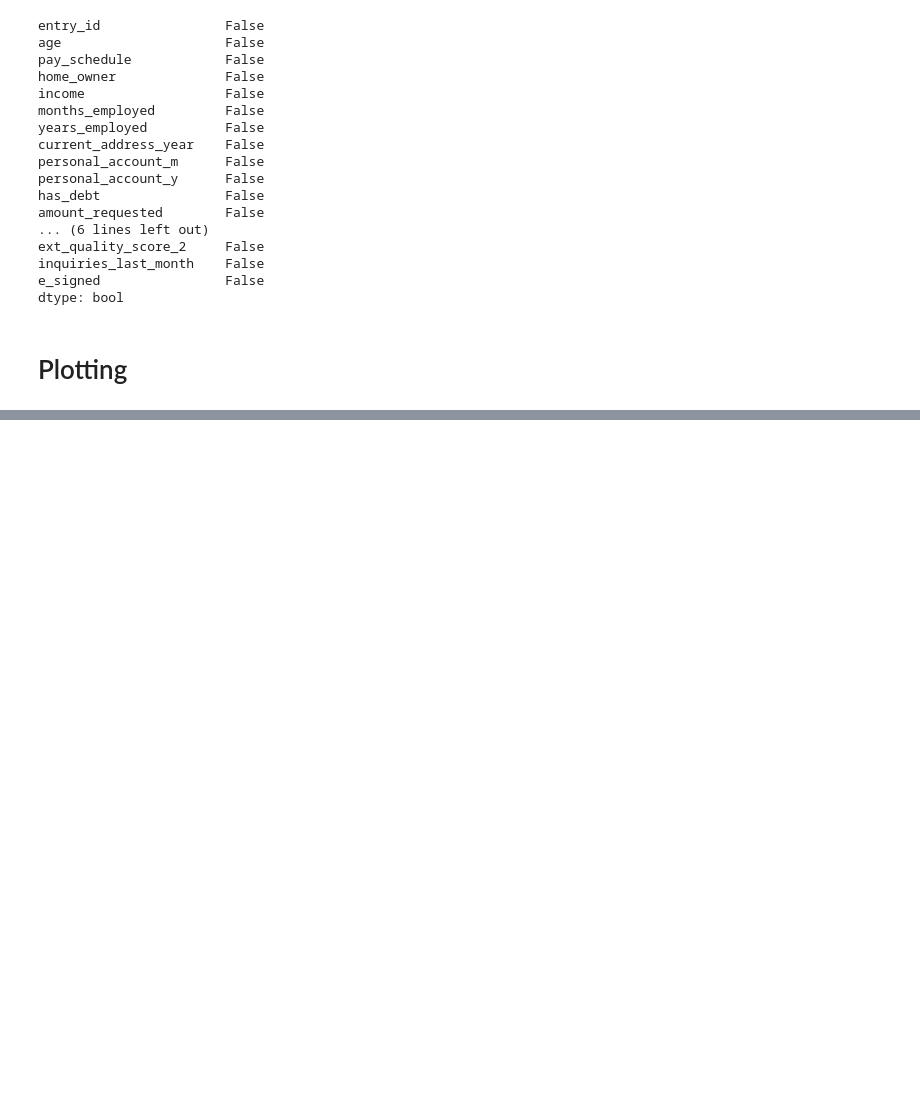
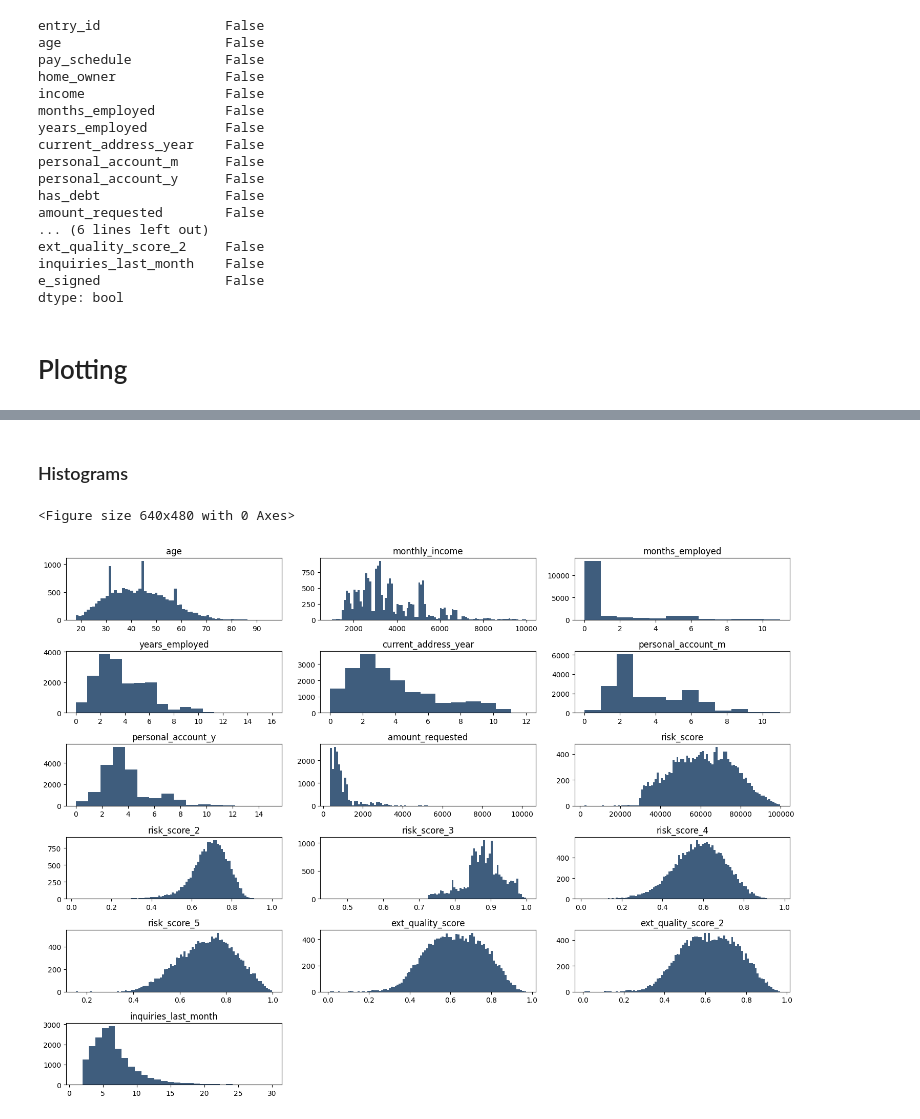
Before and after one commit to c-grigsby/ml-fintech-case-studies, a Jupyter notebook: predicting-loan-signatures/notebooks/predicting-loan-signatures_eda.ipynb, the cells around one changed output, grey strips where cells are left out. Drawn from its saved outputs; the diff is of its cells as text; code cells hidden in the pictures; blank space fills up the shorter version.

Commit message:
case(loanPredictions): add histograms

```diff
--- a/predicting-loan-signatures/notebooks/predicting-loan-signatures_eda.ipynb
+++ b/predicting-loan-signatures/notebooks/predicting-loan-signatures_eda.ipynb
@@ -82,5 +82,13 @@ ext_quality_score_2     False
 inquiries_last_month    False
 e_signed                False
 dtype: bool
+# %%
+# Modify the name of the income column for clarity
+df_users_financial.rename(columns={'income': 'monthly_income'}, inplace=True)
 # %% [markdown]
 # Plotting
+# %%
+# Get numerical features
+df_users_numerical = df_users_financial.copy().drop(columns = ['entry_id', 'pay_schedule', 'home_owner', 'has_debt', 'e_signed'])
+
+df_users_numerical.head()
@@ -86,0 +114,23 @@ dtype: bool
+# %% [markdown]
+### Histograms
+# %%
+plt.suptitle('Histograms of Numerical User Financial Data', fontsize = 20)
+
+# Set figure size
+plt.figure(figsize=(15, 12))
+
+for col in range(df_users_numerical.shape[1]):
+    plt.subplot(6, 3, col + 1)
+    feat = plt.gca()
+    feat.set_title(df_users_numerical.columns.values[col])
+    values = np.size(df_users_numerical.iloc[:, col].unique())
+    # If more than 100 unique values (e.g. risk scores), the number of bins falls to 100
+    if values >= 100:
+        values = 100
+    plt.hist(df_users_numerical.iloc[:, col], bins=values, color='#3F5D7D')
+
+# Adjust layout
+plt.tight_layout(rect=[0, 0.03, 1, 0.95])
+# %% [output]
+<Figure size 640x480 with 0 Axes>
+[figure, added]
```
Also changed, not shown: parts of 7 cells of this notebook.
